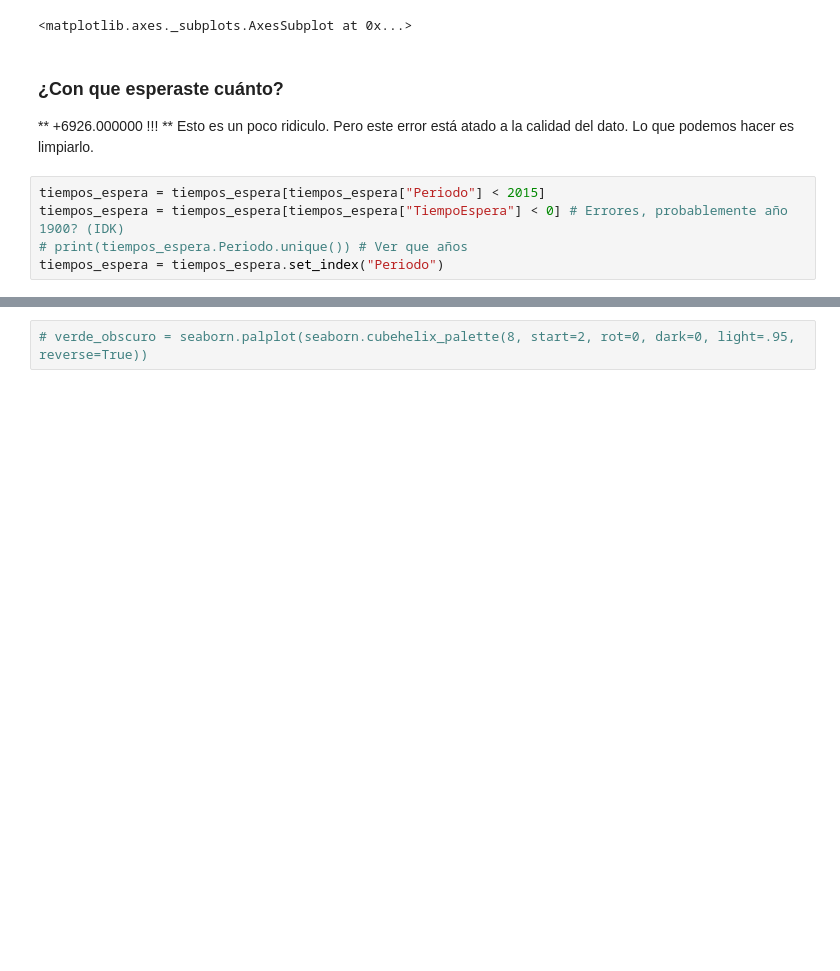
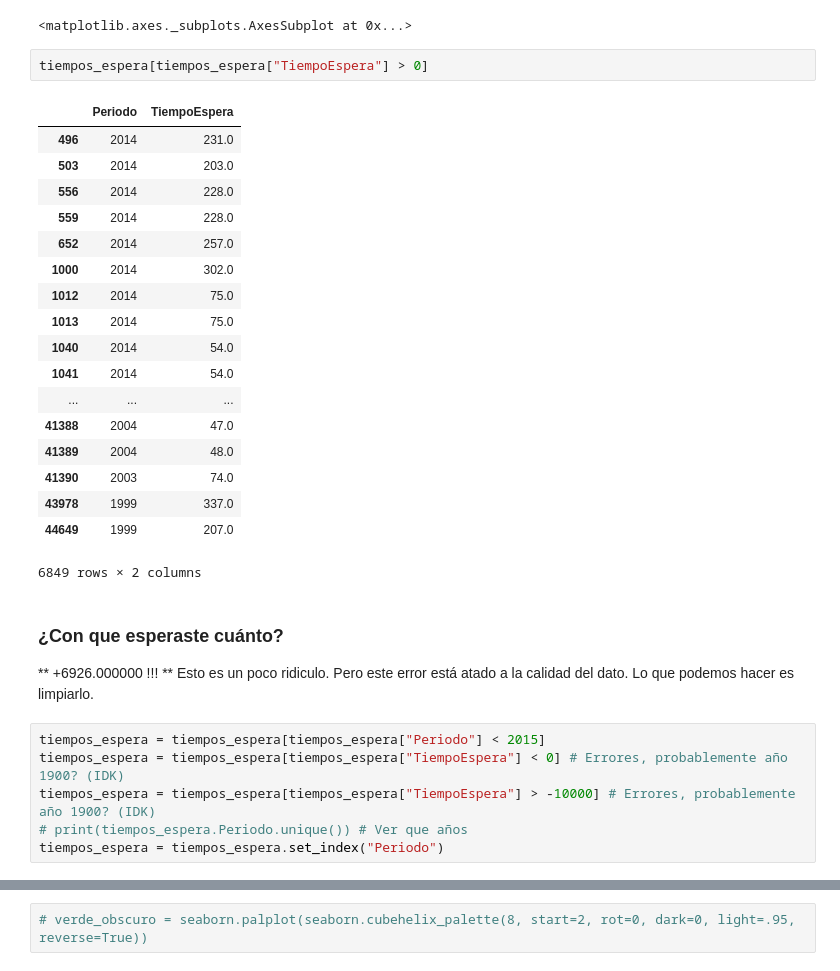
Before and after one commit to tian2992/notebooks_dateros, a Jupyter notebook: 03/03-leer-escribir-basesDeDatos.ipynb, the cells around one changed output, grey strips where cells are left out. Cells and saved outputs as stored; diff of their text form; blank space fills up the shorter version.

```diff
--- a/03/03-leer-escribir-basesDeDatos.ipynb
+++ b/03/03-leer-escribir-basesDeDatos.ipynb
@@ -81,6 +95,27 @@ tiempos_espera.plot()
 [interactive output not drawn]
 [interactive output not drawn]
 <matplotlib.axes._subplots.AxesSubplot at 0x...>
+# %%
+tiempos_espera[tiempos_espera["TiempoEspera"] > 0]
+# %% [output]
+|  | Periodo | TiempoEspera |
+| 496 | 2014 | 231.0 |
+| 503 | 2014 | 203.0 |
+| 556 | 2014 | 228.0 |
+| 559 | 2014 | 228.0 |
+| 652 | 2014 | 257.0 |
+| 1000 | 2014 | 302.0 |
+| 1012 | 2014 | 75.0 |
+| 1013 | 2014 | 75.0 |
+| 1040 | 2014 | 54.0 |
+| 1041 | 2014 | 54.0 |
+| ... | ... | ... |
+| 41388 | 2004 | 47.0 |
+| 41389 | 2004 | 48.0 |
+| 41390 | 2003 | 74.0 |
+| 43978 | 1999 | 337.0 |
+| 44649 | 1999 | 207.0 |
+6849 rows × 2 columns
 # %% [markdown]
 ### ¿Con que esperaste cuánto?
 ** +6926.000000 !!! **
@@ -88,6 +123,7 @@ Esto es un poco ridiculo. Pero este error está atado a la calidad del dato. Lo
 # %%
 tiempos_espera = tiempos_espera[tiempos_espera["Periodo"] < 2015]
 tiempos_espera = tiempos_espera[tiempos_espera["TiempoEspera"] < 0] # Errores, probablemente año 1900? (IDK)
+tiempos_espera = tiempos_espera[tiempos_espera["TiempoEspera"] > -10000] # Errores, probablemente año 1900? (IDK)
 # print(tiempos_espera.Periodo.unique()) # Ver que años
 tiempos_espera = tiempos_espera.set_index("Periodo")
 # %%
```
Also changed, not shown: parts of 13 cells of this notebook.
